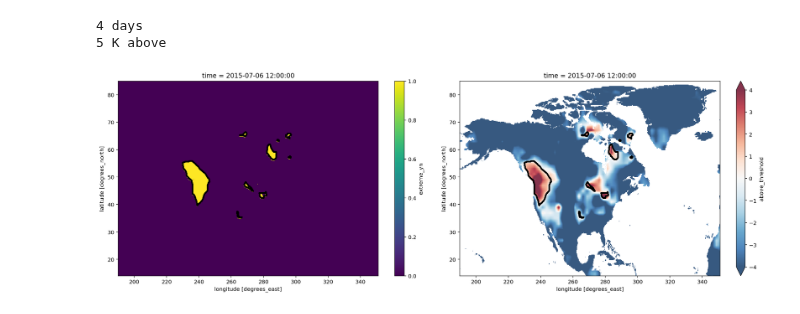
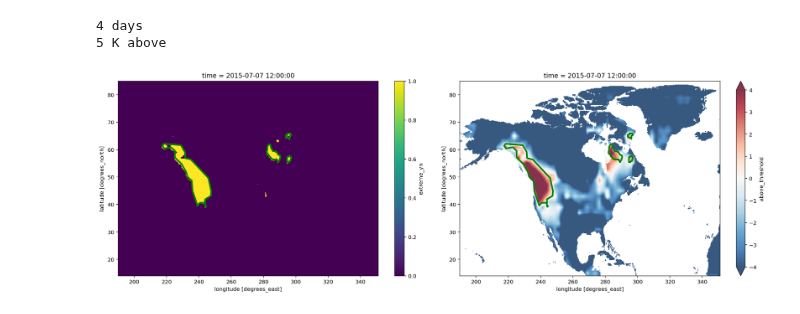
Before and after one commit to KorayKinik/heat-extremes-CMIP6, a Jupyter notebook: koray/bounding_contours.ipynb, the cells around one changed output. Cells and saved outputs as stored; diff of their text form; code cells hidden in the pictures.

Commit message:
added new funcs to smoothen, filter, project contours

```diff
--- a/koray/bounding_contours.ipynb
+++ b/koray/bounding_contours.ipynb
@@ -56,14 +56,8 @@ produce visualizations. It uses the the heat events y/n dataset
 which was (supposed to be pre-) produced by the "Heatwave Analysis" algorithm.
 """
 
-def as_latlon(single_contour: np.array, lon, lat) -> np.array:
-    """Convert single contour indexes i,j to lon,lat"""
-    assert single_contour.shape[1] == 2
-    latlon = [(float(lon[x]), float(lat[y])) for (x,y) in single_contour]
-    return np.array(latlon)
-
 def draw_contours(arr2d: np.array) -> List[np.array]:
-    """Encapsulates clusters of 1s and returns contours, [(i,j),(..),]."""
+    """Encapsulate islands of 1s and return contours, [(i,j),(..),]."""
     H = arr2d.astype(np.uint8)
     ret, thresh = cv2.threshold(H, 0, 1, 0, cv2.THRESH_BINARY)
 
@@ -72,49 +66,77 @@ def draw_contours(arr2d: np.array) -> List[np.array]:
 
     contours, hier = cv2.findContours(thresh, cv2.RETR_EXTERNAL, cv2.CHAIN_APPROX_SIMPLE)
 
-    contours = [c.squeeze() for c in contours] # reduce dim to Nx2
-    contours = [c for c in contours if c.ndim==2] # filter singletons
+    return contours
 
-    return contours
+def smoothen_contours(contours: List[np.array], ratio:float) -> List[np.array]:
+    """Smoothen contours. epsilon = 10% of arc length"""
+    def f(contour:np.array) -> np.array:
+        epsilon = ratio * cv2.arcLength(contour,True)
+        return cv2.approxPolyDP(contour, epsilon, True)
+    return [f(c) for c in contours]
+
+def filter_contours(contours: List[np.array], area_tresh:float) -> List[np.array]:
+    """Filter out tiny contours."""
+    def is_small(contour: np.array) -> bool:
+        return cv2.contourArea(contour) < area_tresh
+    return [c for c in contours if not is_small(c)]
+
+def project_contours(contours: List[np.array], lons, lats) -> List[np.array]:
+    """Convert contours indexes i,j to lon,lat"""
+    def f(contour: np.array) -> np.array:
+        lonlat = [(float(lons[x]), float(lats[y])) for (x,y) in contour]
+        return np.array(lonlat)
+    return [f(c) for c in contours]
+
+def overlap(arr2d: np.array, contour1:List[np.array], contour2:List[np.array]) -> bool:
+    """Check if two contours overlap."""
+    zeros = np.zeros(arr2d.shape[0:2])
+    image1 = cv2.drawContours(zeros.copy(), contours[0], 0, 1)
+    image2 = cv2.drawContours(zeros.copy(), contours[1], 1, 1)
+    overlap = np.logical_and(image1, image2).any()
+
+
 
 ####################################
 # Visualize
 ####################################
 
 # store some meta data for easy access
 dr = pd.DatetimeIndex(ds['time'].dt.floor('D').values.astype('str'))
-lon = ds.coords['lon']
-lat = ds.coords['lat']
-# lat_min, lat_max = ds['lat'].min(), ds['lat'].max()
-# lon_min, lon_max = ds['lon'].min(), ds['lon'].max()
+lons = ds.coords['lon']
+lats = ds.coords['lat']
 
 # create plot(s)
 fig, (ax1, ax2) = plt.subplots(1,2, figsize=(18,6))
 
 # select the day to plot
-idx = 186
+idx = 187
 
 day = dr[idx].strftime("%Y-%m-%d")
 tasmax = ds['tasmax'].sel(time=day)
 tdiff = ds['above_threshold'].sel(time=day)
 extreme = ds['extreme_yn'].sel(time=day)
 
 im1 = extreme.squeeze().plot.imshow(ax=ax1)
 im2 = tdiff.squeeze().plot.imshow(ax=ax2, cmap='RdBu_r', vmin=4, vmax=-4, alpha=0.8)
 
 # find bounding contours
 arr2d = extreme.values[0]
-contours = draw_contours(arr2d) # as i,j
-contours = [as_latlon(c, lon, lat) for c in contours] # i,j to lon,lat
+contours = draw_contours(arr2d)
+contours = smoothen_contours(contours, ratio=0.005)
+contours = filter_contours(contours, 50)
+contours = [c.squeeze() for c in contours] # reduce dim to Nx2
+contours = [c for c in contours if c.ndim==2] # filter singletons
+contours = project_contours(contours, lons, lats)
 
 # add these patches on the plot(s)
 patches = [Polygon(c, True) for c in contours]
-args = dict(edgecolors=("black",), linewidths=(3,), facecolor='none',)
+args = dict(edgecolors=("g",), linewidths=(3,), facecolor="none",)
 p = PatchCollection(patches, **args)
 ax1.add_collection(p)
 p = PatchCollection(patches, **args)
 ax2.add_collection(p)
 
 fig.tight_layout()
 # %% [output]
-[figure, old version]
+[figure, new version]
```
